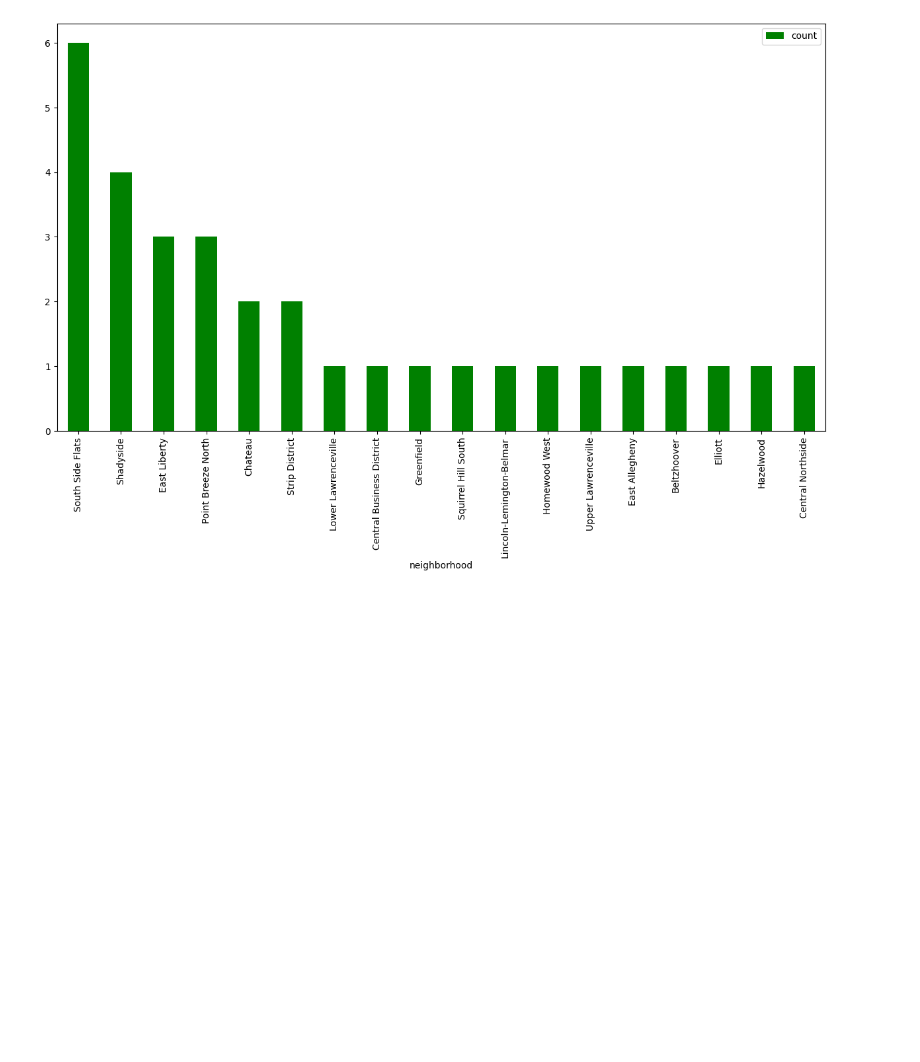
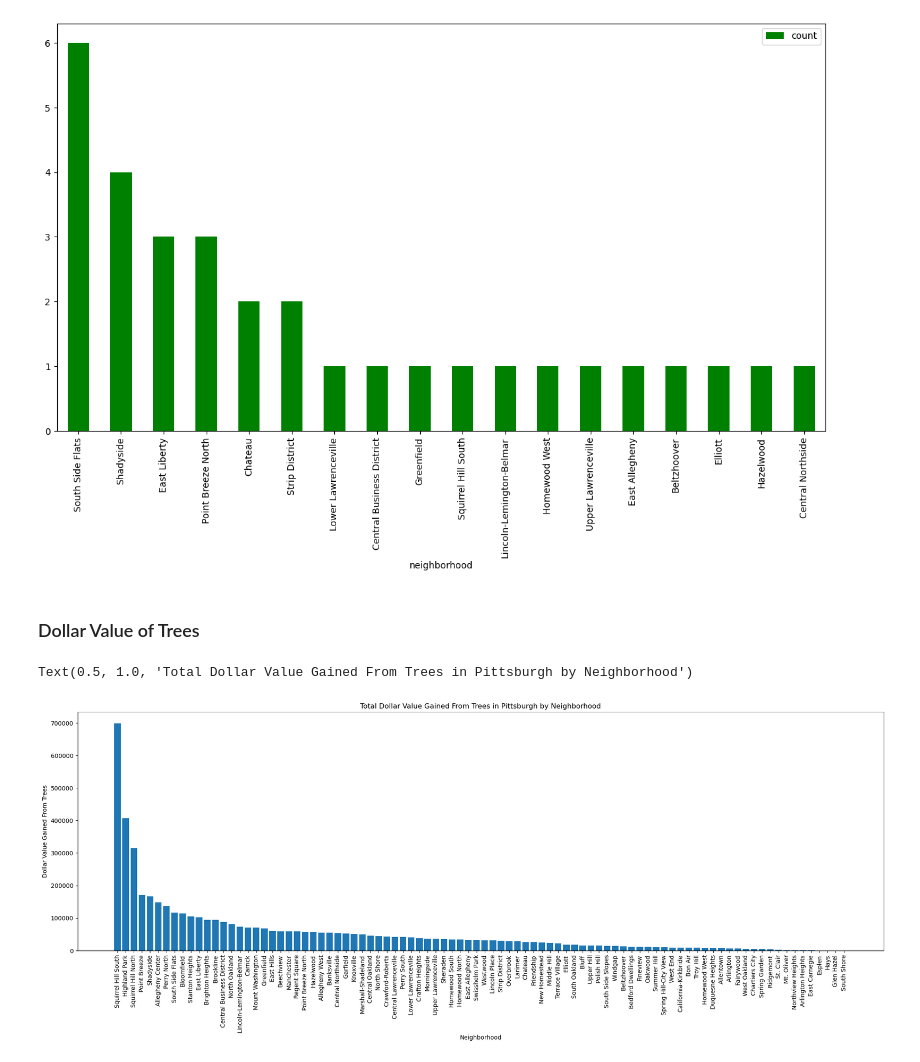
Before and after one commit to HackerAxe/bigideas_final_project, a Jupyter notebook: presentation.ipynb, the cells around one changed output. Drawn from its saved outputs; the diff is of its cells as text; code cells hidden in the pictures; blank space fills up the shorter version.

Commit message:
Added tree analysis to presentation

```diff
--- a/presentation.ipynb
+++ b/presentation.ipynb
@@ -30,3 +30,23 @@ plt.legend(bbox_to_anchor=(1,1))
 # %% [output]
 <matplotlib.legend.Legend at 0x...>
 [figure]
+# %% [markdown]
+### Dollar Value of Trees
+# %%
+import pandas as pd
+import matplotlib.pyplot as plt
+
+trees = pd.read_csv('trees.csv', low_memory=False)
+neighborhood_dollar_value_from_trees = trees.groupby('neighborhood')['overall_benefits_dollar_value'].sum().reset_index()
+dollar_values_sorted = neighborhood_dollar_value_from_trees.sort_values('overall_benefits_dollar_value', ascending=False)
+
+plt.figure(figsize=(20,8))
+plt.bar(dollar_values_sorted['neighborhood'], dollar_values_sorted['overall_benefits_dollar_value'])
+plt.xlabel('Neighborhood')
+plt.ylabel('Dollar Value Gained From Trees')
+plt.xticks(rotation=90)
+plt.tight_layout()
+plt.title('Total Dollar Value Gained From Trees in Pittsburgh by Neighborhood')
+# %% [output]
+Text(0.5, 1.0, 'Total Dollar Value Gained From Trees in Pittsburgh by Neighborhood')
+[figure, added]
```
